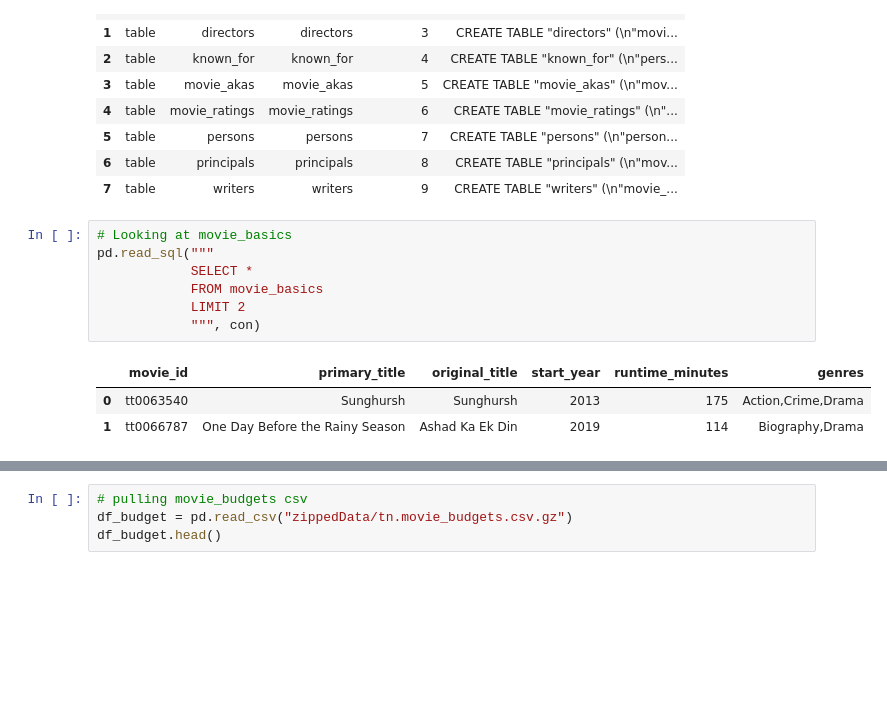
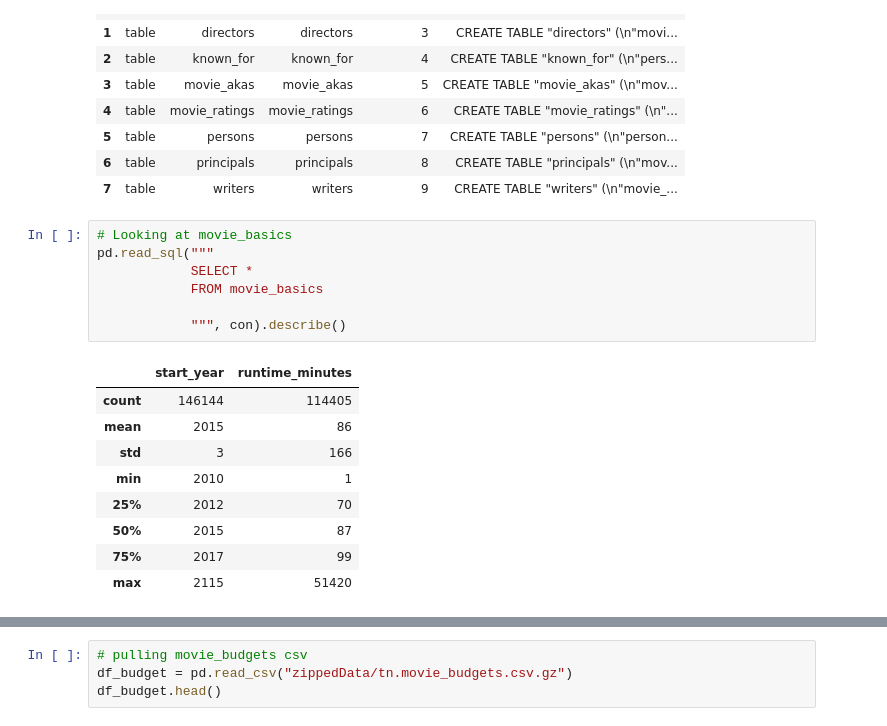
Before and after one commit to learn-co-curriculum/dsc-phase-1-project-v2-4, a Jupyter notebook: final_notebook.ipynb, the cells around one changed output, grey strips where cells are left out. Drawn from its saved outputs; the diff is of its cells as text; blank space fills up the shorter version.

```diff
--- a/final_notebook.ipynb
+++ b/final_notebook.ipynb
@@ -376,14 +376,20 @@ schema_df
 # %%
 # Looking at movie_basics
 pd.read_sql("""
             SELECT *
             FROM movie_basics
-            LIMIT 2
-            """, con)
+
+            """, con).describe()
 # %% [output]
-|  | movie_id | primary_title | original_title | start_year | runtime_minutes | genres |
-| 0 | tt0063540 | Sunghursh | Sunghursh | 2013 | 175 | Action,Crime,Drama |
-| 1 | tt0066787 | One Day Before the Rainy Season | Ashad Ka Ek Din | 2019 | 114 | Biography,Drama |
+|  | start_year | runtime_minutes |
+| count | 146144 | 114405 |
+| mean | 2015 | 86 |
+| std | 3 | 166 |
+| min | 2010 | 1 |
+| 25% | 2012 | 70 |
+| 50% | 2015 | 87 |
+| 75% | 2017 | 99 |
+| max | 2115 | 51420 |
 # %%
 # Looking at movie_ratings
 pd.read_sql("""
```
Also changed, not shown: parts of 11 cells of this notebook, 1 other file.
